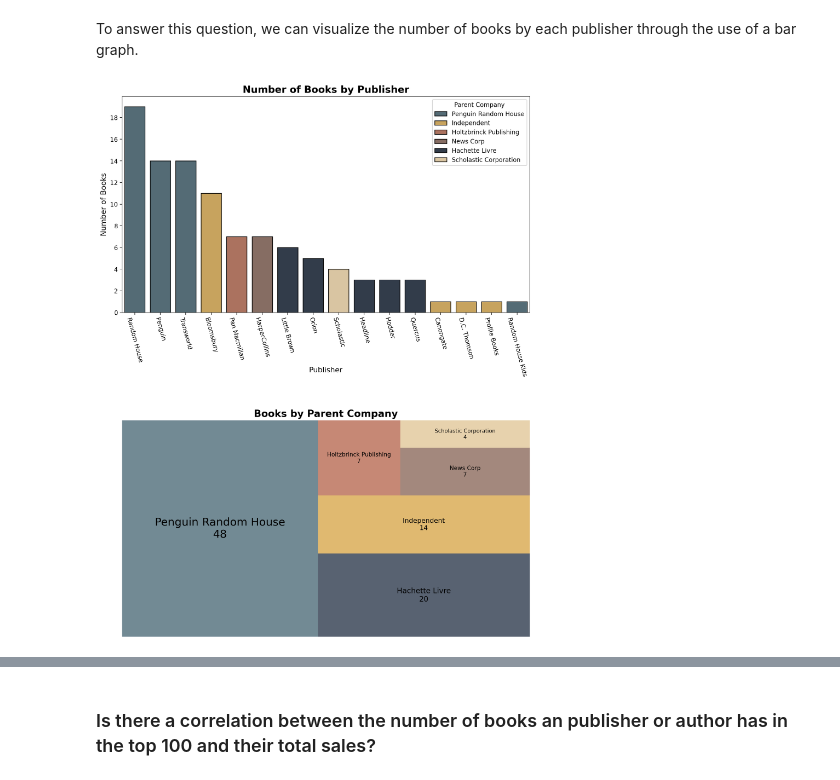
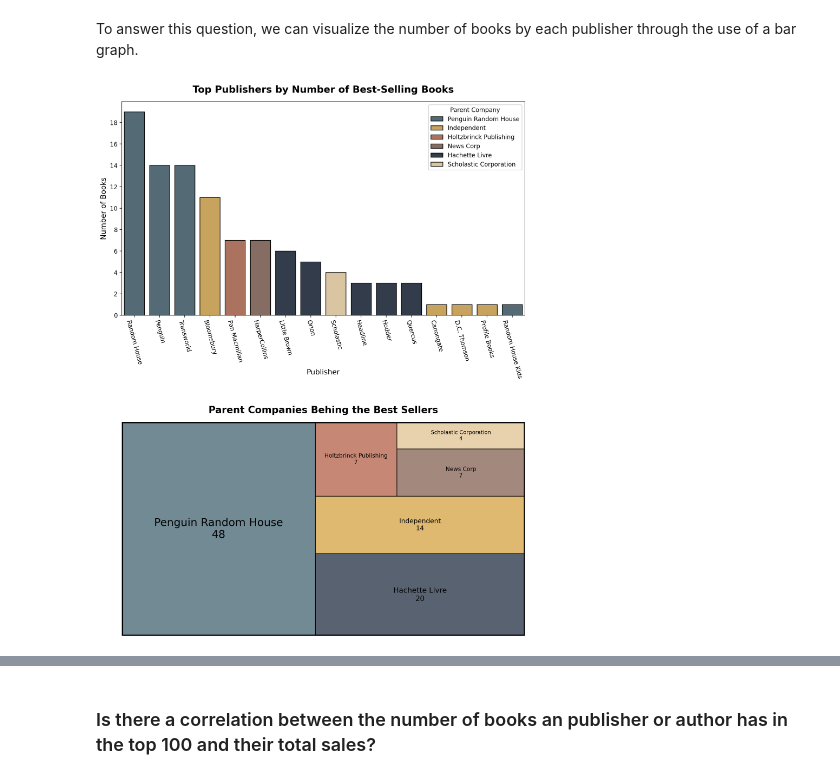
Before and after one commit to shayb319/best_selling_books, a Jupyter notebook: best_selling_books.ipynb, the cells around one changed output, grey strips where cells are left out. Saved outputs shown, nothing was run; the diff lists cells and outputs as text; code cells hidden in the pictures.

```diff
--- a/best_selling_books.ipynb
+++ b/best_selling_books.ipynb
@@ -243,10 +244,14 @@ publisher_abbreviations = {
 }
 
 # Replace the publisher names with with abbreviations
-books['publisher_abrev'] = books.publisher.replace(publisher_abbreviations)
-books.publisher_abrev.unique()
+books['publisher_abbrev'] = books.publisher.replace(publisher_abbreviations)
+books.publisher_abbrev.unique()
 # %% [output]
 array(['Transworld', 'Bloomsbury', 'Random House', 'Little Brown',
        'Quercus', 'Pan Macmillan', 'Penguin', 'Hodder', 'Canongate',
        'HarperCollins', 'Orion', 'Scholastic', 'Headline',
        'Profile Books', 'Random House Kids', 'D.C. Thomson'], dtype=object)
+# %%
+books['first_name'] = books.author.str.split(', ', expand = True)[1]
+books['last_name'] = books.author.str.split(', ', expand = True)[0]
+books.head()
@@ -286,7 +325,7 @@ Before we continue, let's make some additional dataframes for the genres, publis
 genre_data = books.groupby('general_genre').agg(num_books = ('title', 'count'), volume_sales = ('volume_sales', 'sum')).reset_index()
 
 # Get the number of books and total volume sales by each publisher
-publisher_data = books.groupby(['parent_company', 'publisher_abrev']).agg(num_books = ('title', 'count'), volume_sales = ('volume_sales', 'sum')).reset_index()
+publisher_data = books.groupby(['parent_company', 'publisher_abbrev']).agg(num_books = ('title', 'count'), volume_sales = ('volume_sales', 'sum')).reset_index()
 publisher_data['avg_sales_per_book'] = publisher_data.volume_sales / publisher_data.num_books
 
 # Get the number of books and total volume sales for each parent company
@@ -294,5 +333,5 @@ parent_data = books.groupby('parent_company').agg(num_books = ('title', 'count')
 
 
 # Get the number of books and total volume sales for each author
-author_data = books.groupby('author').agg(num_books = ('title', 'count'), volume_sales = ('volume_sales', 'sum')).reset_index()
+author_data = books.groupby('author').agg(num_books = ('title', 'count'), volume_sales = ('volume_sales', 'sum'), first_name = ('first_name', 'first'), last_name = ('last_name', 'first')).reset_index()
 author_data['avg_sales_per_book'] = author_data.volume_sales / author_data.num_books
@@ -389,41 +446,49 @@ To answer this question, we can visualize the number of books by each publisher
 plt.figure(figsize = (12,16), dpi = 200)
 
 # Create dataframe sorted by number of books
-pub_sale_sorted = publisher_data.sort_values(by = 'num_books', ascending = False)
+pub_book_sorted = publisher_data.sort_values(by = 'num_books', ascending = False)
 
 # Plot bar graph with the number of books each publisher has in top 100 list
 publish_bar = plt.subplot(2, 1, 1)
-sns.barplot(data = pub_sale_sorted, x = 'publisher_abrev', y = 'num_books', hue = 'parent_company', palette = dict(zip(parent_data.parent_company, parent_data.color)), edgecolor = 'black')
+sns.barplot(data = pub_book_sorted, x = 'publisher_abbrev', y = 'num_books', hue = 'parent_company', palette = dict(zip(parent_data.parent_company, parent_data.color)), edgecolor = 'black')
 
-publish_bar.set_title('Number of Books by Publisher', fontsize = 16, fontweight = 'bold')
+publish_bar.set_title('Top Publishers by Number of Best-Selling Books', fontsize = 16, fontweight = 'bold', pad = 15)
 publish_bar.set_ylabel('Number of Books', fontsize = 12)
 publish_bar.set_xlabel('Publisher', fontsize = 12)
 publish_bar.xaxis.set_label_coords(0.5, -0.25)
 publish_bar.yaxis.set_major_locator(MaxNLocator(integer=True))
 publish_bar.legend(title = 'Parent Company')
 plt.xticks(rotation = -75)
 
 # Plot squarify chart with the number of books each parent company has in top 100
 parent_squarify = plt.subplot(2, 1, 2)
-par_books_sorted = parent_data.sort_values(by = 'num_books', ascending = False)
+par_book_sorted = parent_data.sort_values(by = 'num_books', ascending = False)
 
 # Generate labels with company name + number of books
-labels = [f"{company}\n{num}" for company, num in zip(par_books_sorted.parent_company, par_books_sorted.num_books)]
+labels = [f"{company}\n{num}" for company, num in zip(par_book_sorted.parent_company, par_book_sorted.num_books)]
 
 # Create squiarify chart
-parent_squarify = squarify.plot(sizes = par_books_sorted.num_books, label = labels, color = par_books_sorted.color, alpha = 0.8)
+parent_squarify = squarify.plot(sizes = par_book_sorted.num_books, label = labels, color = par_book_sorted.color, alpha = 0.8, edgecolor='black', linewidth = 1)
 
 # Scale fontsize based on number of books from each company
 min_font = 8  # Minimum font size
 max_font = 18  # Maximum font size
-scaled_fontsizes = min_font + (par_books_sorted.num_books / par_books_sorted.num_books.max()) * (max_font - min_font) # Scale based on number of books
+scaled_fontsizes = min_font + (par_book_sorted.num_books / par_book_sorted.num_books.max()) * (max_font - min_font) # Scale based on number of books
 for i, text in enumerate(parent_squarify.texts):
     text.set_fontsize(scaled_fontsizes.iloc[i])
 
-parent_squarify.set_title('Books by Parent Company', fontsize = 16, fontweight = 'bold')
+# Get the limits of the treemap
+x_min, x_max = parent_squarify.get_xlim()
+y_min, y_max = parent_squarify.get_ylim()
+
+# Add an outer border using a rectangle
+border_rect = plt.Rectangle((x_min, y_min), x_max - x_min, y_max - y_min, edgecolor='black', linewidth=4, fill=False)
+parent_squarify.add_patch(border_rect)
+
+parent_squarify.set_title('Parent Companies Behing the Best Sellers', fontsize = 16, fontweight = 'bold', pad = 15)
 parent_squarify.axis('off')
 
 plt.subplots_adjust(hspace = 0.5)
 plt.show()
 # %% [output]
-[figure, old version]
+[figure, new version]
```
Also changed, not shown: parts of 25 cells of this notebook.
